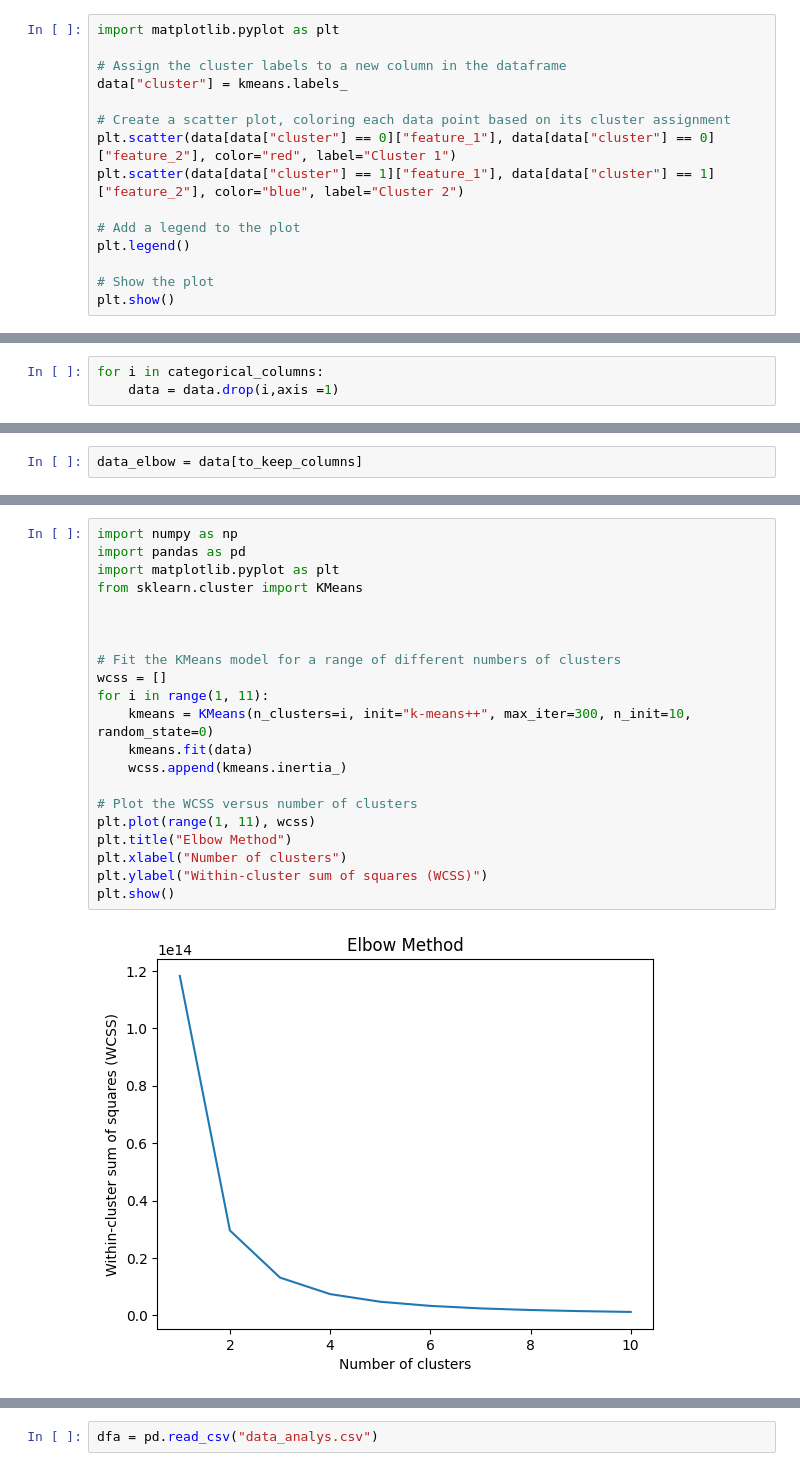
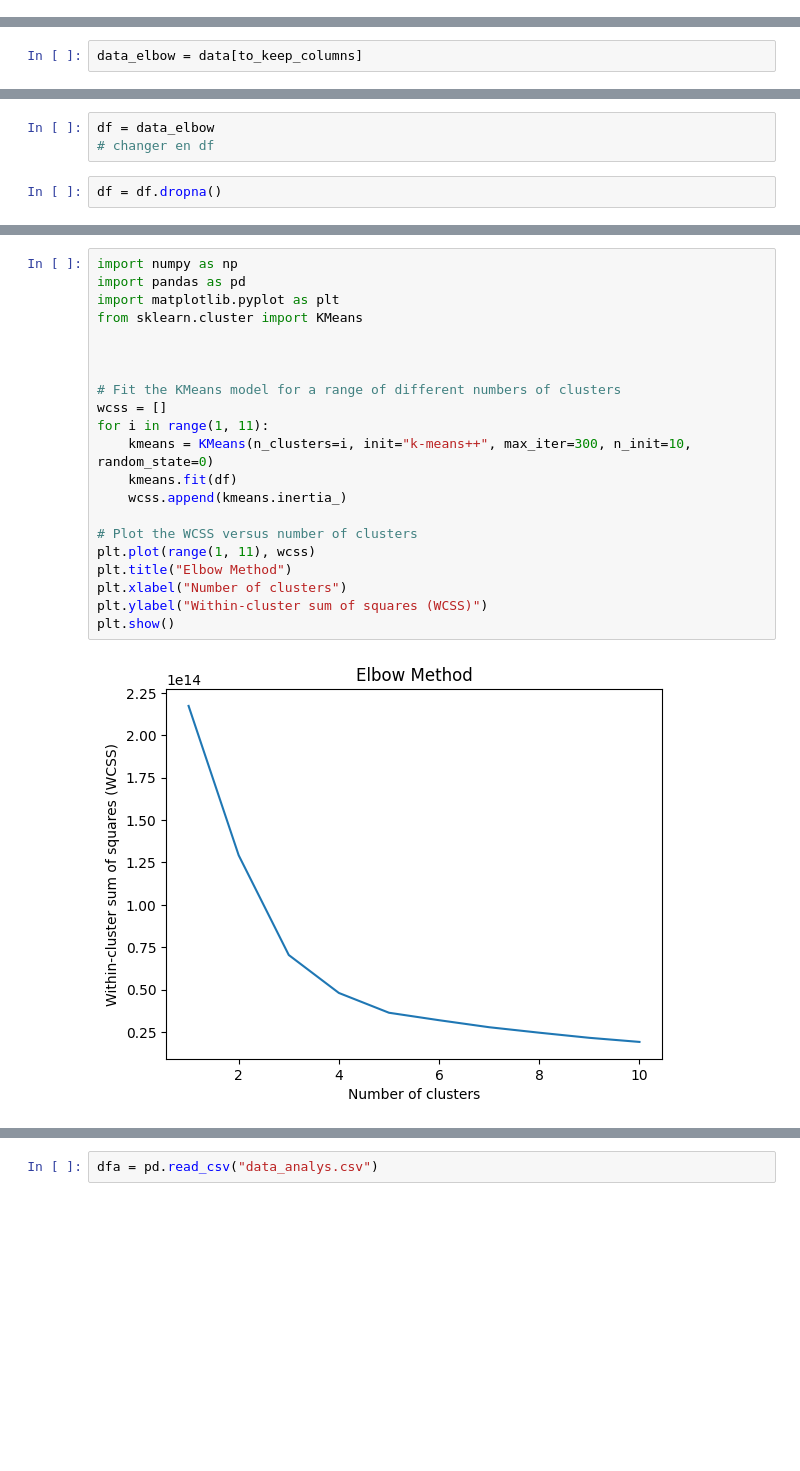
Before and after one commit to kamelben9/Brief-Clustering, a Jupyter notebook: modelisation.ipynb, the cells around one changed output, grey strips where cells are left out. Drawn from its saved outputs; the diff is of its cells as text; blank space fills up the shorter version.

```diff
--- a/modelisation.ipynb
+++ b/modelisation.ipynb
@@ -77,15 +74,0 @@ Silhouette Score: 0.7865787140767504
-# %%
-import matplotlib.pyplot as plt
-
-# Assign the cluster labels to a new column in the dataframe
-data["cluster"] = kmeans.labels_
-
-# Create a scatter plot, coloring each data point based on its cluster assignment
-plt.scatter(data[data["cluster"] == 0]["feature_1"], data[data["cluster"] == 0]["feature_2"], color="red", label="Cluster 1")
-plt.scatter(data[data["cluster"] == 1]["feature_1"], data[data["cluster"] == 1]["feature_2"], color="blue", label="Cluster 2")
-
-# Add a legend to the plot
-plt.legend()
-
-# Show the plot
-plt.show()
@@ -202,7 +187,4 @@ Index(['Unnamed: 0', 'customer_id', 'order_approved_at_x',
       dtype='object')
-# %%
-for i in categorical_columns:
-    data = data.drop(i,axis =1)
 # %%
 float_columns = data.select_dtypes(include=['float']).columns.tolist()
 int32_columns = data.select_dtypes(include=['int32']).columns.tolist()
@@ -236,3 +219,8 @@ data = data_elbow
+# %%
+df = data_elbow
+# changer en df
+# %%
+df = df.dropna()
 # %%
 from sklearn.cluster import KMeans
 from kneed import KneeLocator
@@ -295,23 +253,23 @@ plt.show()
 # %%
 import numpy as np
 import pandas as pd
 import matplotlib.pyplot as plt
 from sklearn.cluster import KMeans
 
 
 
 # Fit the KMeans model for a range of different numbers of clusters
 wcss = []
 for i in range(1, 11):
     kmeans = KMeans(n_clusters=i, init="k-means++", max_iter=300, n_init=10, random_state=0)
-    kmeans.fit(data)
+    kmeans.fit(df)
     wcss.append(kmeans.inertia_)
 
 # Plot the WCSS versus number of clusters
 plt.plot(range(1, 11), wcss)
 plt.title("Elbow Method")
 plt.xlabel("Number of clusters")
 plt.ylabel("Within-cluster sum of squares (WCSS)")
 plt.show()
 # %% [output]
-[figure, old version]
+[figure, new version]
```
Also changed, not shown: parts of 23 cells of this notebook, 4 other files.
